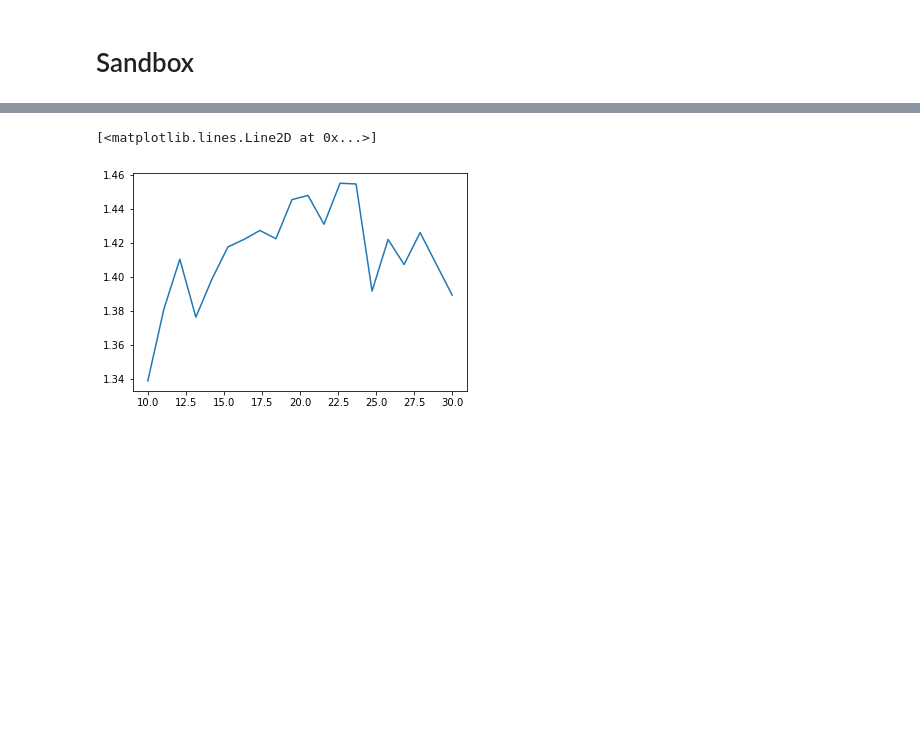
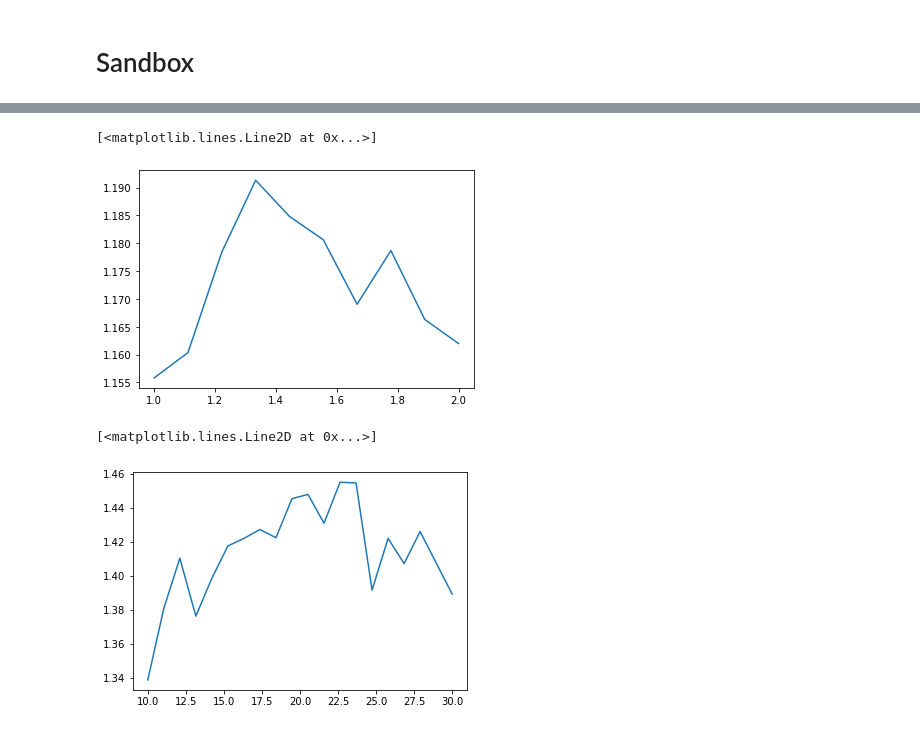
Before and after one commit to KugutAndrei/Hakashinka, a Jupyter notebook: main.ipynb, the cells around one changed output, grey strips where cells are left out. Drawn from its saved outputs; the diff is of its cells as text; code cells hidden in the pictures; blank space fills up the shorter version.

```diff
--- a/main.ipynb
+++ b/main.ipynb
@@ -31,0 +47,15 @@ plt.plot(X, Y)
+# %%
+X = np.linspace(1, 2, 10)
+Y = np.zeros((X.shape))
+
+for i in tqdm.tqdm(range(X.shape[0])):
+    sim = Simulation(start_road='E0', end_road='E2', N=5000, default_gap=3, work_dir='./xml_data/test6', net_data='test6.net.xml')
+    sim.set_calibrator(road='E1', lane=['0', '1'], gap=20)
+    sim.set_calibrator(road='E2', gap=X[i])
+    sim.run()
+    Y[i] = sim.get_mean_throughput()
+
+plt.plot(X, Y)
+# %% [output]
+[<matplotlib.lines.Line2D at 0x...>]
+[figure, added]
```
Also changed, not shown: parts of 4 cells of this notebook, 7 other files.
